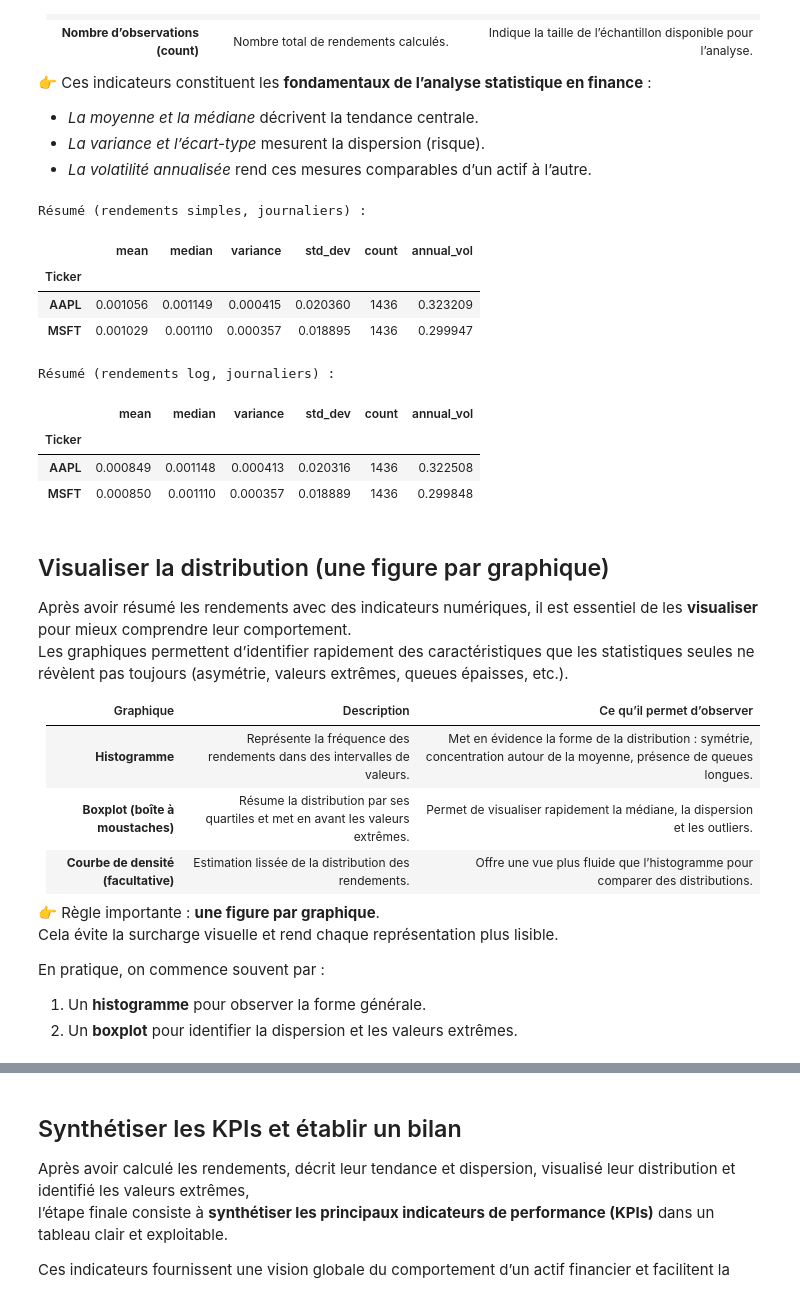
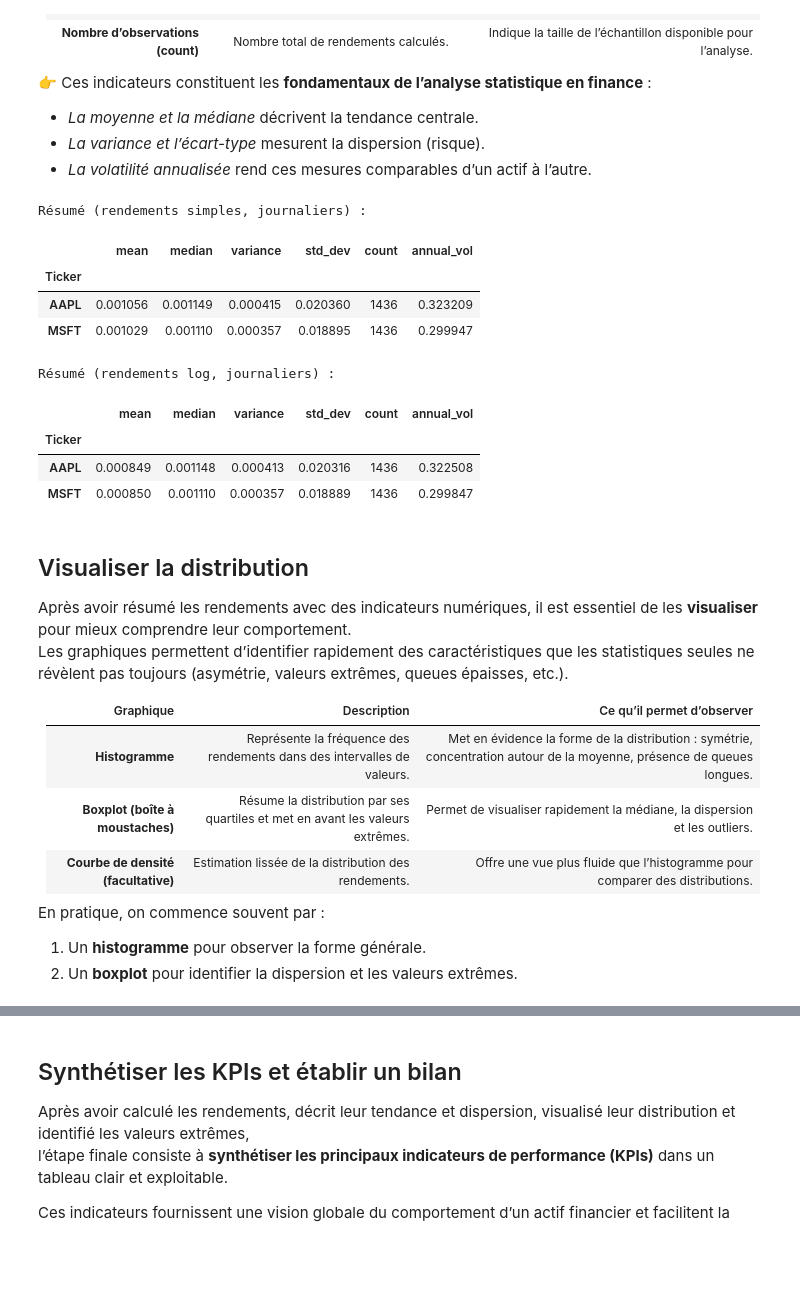
Before and after one commit to LinkedInLearning/statistique-finance-python_5492064, a Jupyter notebook: Codes/01_Analyse_Rendements_Financiers.ipynb, the cells around one changed output, grey strips where cells are left out. Saved outputs shown, nothing was run; the diff lists cells and outputs as text; code cells hidden in the pictures; blank space fills up the shorter version.

```diff
--- a/Codes/01_Analyse_Rendements_Financiers.ipynb
+++ b/Codes/01_Analyse_Rendements_Financiers.ipynb
@@ -160,38 +158,38 @@ Ces mesures permettent de comprendre la performance moyenne et la variabilité d
 - *La volatilité annualisée* rend ces mesures comparables d’un actif à l’autre.
 # %%
 
-def summarize_trend_dispersion(returns: pd.DataFrame) -> pd.DataFrame:
+def summarize_trend_dispersion(returns) :
     desc = pd.DataFrame({
         "mean": returns.mean(),
         "median": returns.median(),
         "variance": returns.var(ddof=1),
         "std_dev": returns.std(ddof=1),
         "count": returns.count()
     })
     desc["annual_vol"] = desc["std_dev"] * np.sqrt(252)
     return desc
 
 summary_simple = summarize_trend_dispersion(simple_r)
 summary_log = summarize_trend_dispersion(log_r)
 
 print("Résumé (rendements simples, journaliers) :")
 display(summary_simple)
 
 print("Résumé (rendements log, journaliers) :")
 display(summary_log)
 # %% [output]
 Résumé (rendements simples, journaliers) :
 |  | mean | median | variance | std_dev | count | annual_vol |
 | Ticker |  |  |  |  |  |  |
 | AAPL | 0.001056 | 0.001149 | 0.000415 | 0.020360 | 1436 | 0.323209 |
 | MSFT | 0.001029 | 0.001110 | 0.000357 | 0.018895 | 1436 | 0.299947 |
 Résumé (rendements log, journaliers) :
 |  | mean | median | variance | std_dev | count | annual_vol |
 | Ticker |  |  |  |  |  |  |
 | AAPL | 0.000849 | 0.001148 | 0.000413 | 0.020316 | 1436 | 0.322508 |
-| MSFT | 0.000850 | 0.001110 | 0.000357 | 0.018889 | 1436 | 0.299848 |
+| MSFT | 0.000850 | 0.001110 | 0.000357 | 0.018889 | 1436 | 0.299847 |
 # %% [markdown]
-## Visualiser la distribution (une figure par graphique)
+## Visualiser la distribution
 
 Après avoir résumé les rendements avec des indicateurs numériques, il est essentiel de les **visualiser** pour mieux comprendre leur comportement.
 Les graphiques permettent d’identifier rapidement des caractéristiques que les statistiques seules ne révèlent pas toujours (asymétrie, valeurs extrêmes, queues épaisses, etc.).
@@ -202,8 +200,6 @@ Les graphiques permettent d’identifier rapidement des caractéristiques que le
 | **Boxplot (boîte à moustaches)** | Résume la distribution par ses quartiles et met en avant les valeurs extrêmes. | Permet de visualiser rapidement la médiane, la dispersion et les outliers. |
 | **Courbe de densité (facultative)** | Estimation lissée de la distribution des rendements. | Offre une vue plus fluide que l’histogramme pour comparer des distributions. |
 
-👉 Règle importante : **une figure par graphique**.
-Cela évite la surcharge visuelle et rend chaque représentation plus lisible.
 
 En pratique, on commence souvent par :
 1. Un **histogramme** pour observer la forme générale.
```
Also changed, not shown: parts of 26 cells of this notebook.
